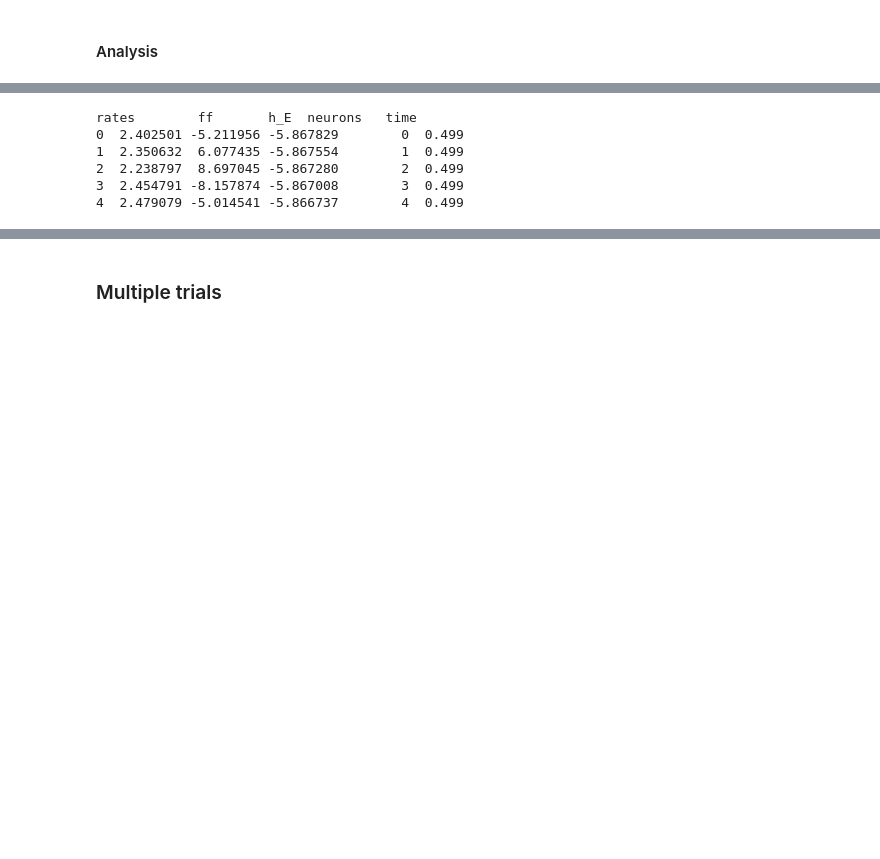
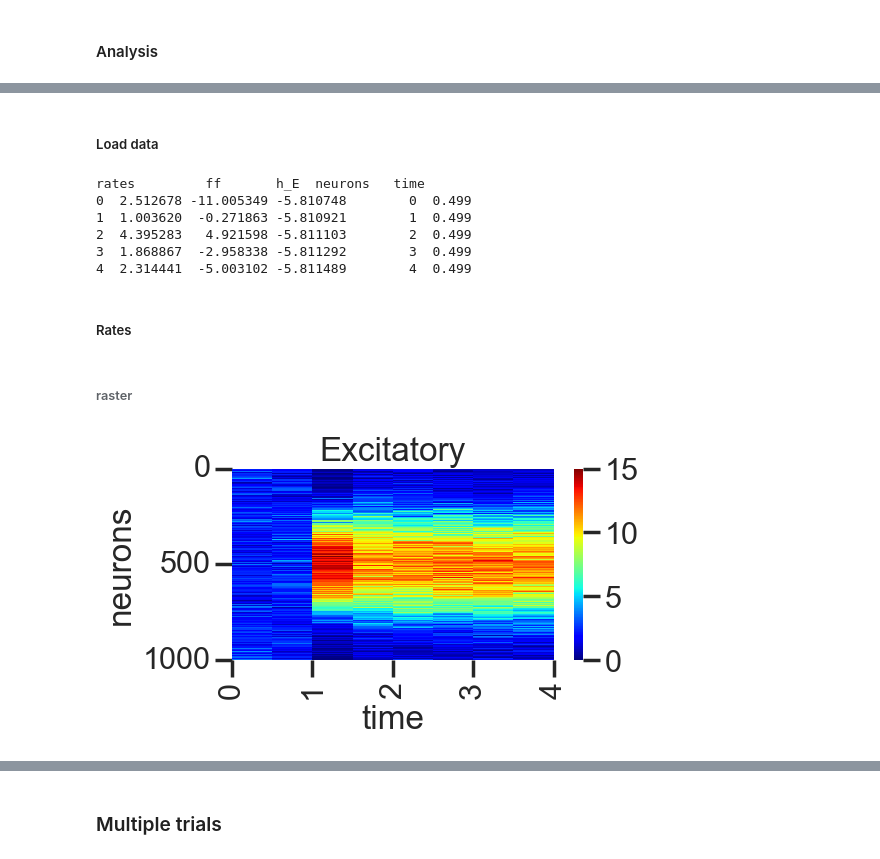
Before and after one commit to kiriclope/RUMBA, a Jupyter notebook: notebooks/doc.ipynb, the cells around one changed output, grey strips where cells are left out. Cells and saved outputs as stored; diff of their text form; code cells hidden in the pictures; blank space fills up the shorter version.

```diff
--- a/notebooks/doc.ipynb
+++ b/notebooks/doc.ipynb
@@ -127,13 +75,31 @@ model.run()
 # %%
 import pandas as pd
 from src.analysis.decode import decode_bump
+# %% [markdown]
+##### Load data
 # %%
-df = pd.read_hdf(REPO_PATH + "/data/simul/bump.h5", mode="r")
+df = pd.read_hdf(REPO_ROOT + "/data/simul/bump.h5", mode="r")
 print(df.head())
 # %% [output]
-rates        ff       h_E  neurons   time
-0  2.402501 -5.211956 -5.867829        0  0.499
-1  2.350632  6.077435 -5.867554        1  0.499
-2  2.238797  8.697045 -5.867280        2  0.499
-3  2.454791 -8.157874 -5.867008        3  0.499
-4  2.479079 -5.014541 -5.866737        4  0.499
+rates         ff       h_E  neurons   time
+0  2.512678 -11.005349 -5.810748        0  0.499
+1  1.003620  -0.271863 -5.810921        1  0.499
+2  4.395283   4.921598 -5.811103        2  0.499
+3  1.868867  -2.958338 -5.811292        3  0.499
+4  2.314441  -5.003102 -5.811489        4  0.499
+# %% [markdown]
+##### Rates
+# %% [markdown]
+###### raster
+# %%
+fig, ax = plt.subplots()
+pt = pd.pivot_table(df, values="rates", index=["neurons"], columns="time")
+
+sns.heatmap(pt, cmap="jet", ax=ax, vmax=15, vmin=0)
+ax.set_yticks([0, 500, 1000], [0, 500, 1000])
+ax.set_xticks([0, 2, 4, 6, 8], [0, 1, 2, 3, 4])
+ax.set_title('Excitatory')
+
+plt.show()
+# %% [output]
+[figure, added]
```
Also changed, not shown: parts of 64 cells of this notebook, 1 other file.
